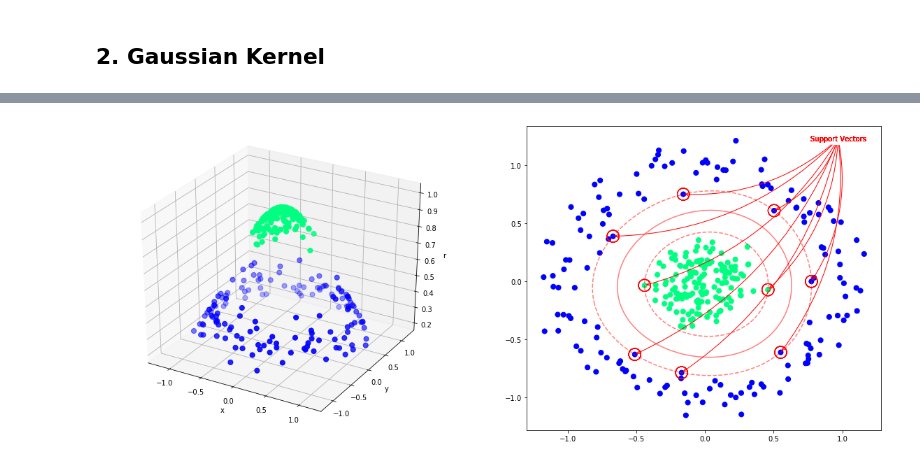
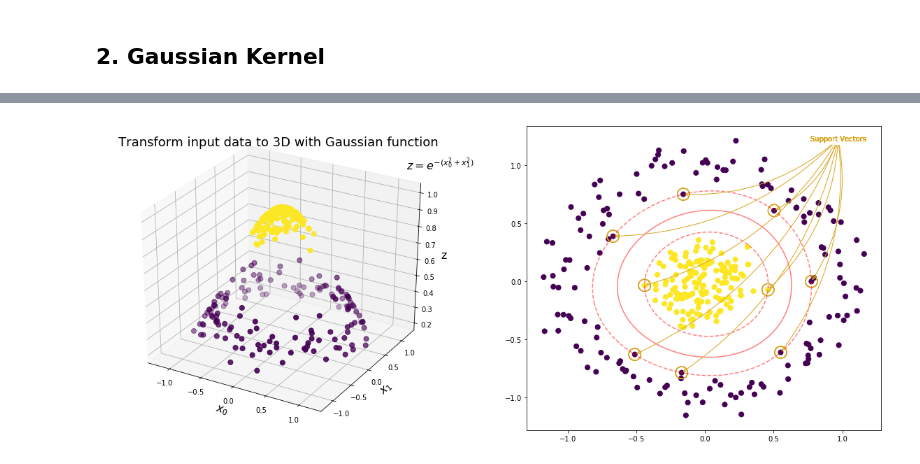
Before and after one commit to jchen8000/MachineLearning, a Jupyter notebook: Support Vector Machines/support_vector_machines.ipynb, the cells around one changed output, grey strips where cells are left out. Cells and saved outputs as stored; diff of their text form; code cells hidden in the pictures.

```diff
--- a/Support Vector Machines/support_vector_machines.ipynb
+++ b/Support Vector Machines/support_vector_machines.ipynb
@@ -76,14 +85,14 @@ def plot_svc_decision_function(model, ax=None):
     ax.set_ylim(ylim)
 
 def plot_support_vectors(model):
-
+    sv_color = 'goldenrod'
     for i in range(model.support_vectors_.shape[0]):
-      plt.annotate('Support Vectors', xy=(model.support_vectors_[i]), color='r', textcoords='axes fraction',xytext=(.8, .95),
-                  arrowprops=dict(arrowstyle='->', connectionstyle='arc3,rad=-0.2', color='r'),
+      plt.annotate('Support Vectors', xy=(model.support_vectors_[i]), color=sv_color, textcoords='axes fraction',xytext=(.8, .95),
+                  arrowprops=dict(arrowstyle='->', connectionstyle='arc3,rad=-0.2', color=sv_color),
                  )
       plt.scatter(model.support_vectors_[:, 0],
                  model.support_vectors_[:, 1],
-                 s=300, edgecolors='r', facecolors='none');
+                 s=300, edgecolors=sv_color, facecolors='none');
 
 
 
@@ -102,24 +141,25 @@ X_c, y_c = make_circles(300, factor=.2, noise=.1, random_state=0)
 
 clf = SVC(kernel='rbf', gamma='auto', C=1E6).fit(X_c, y_c)
 
-r = np.exp(-(X_c ** 2).sum(1))
+z = np.exp(-(X_c ** 2).sum(1))
 # %%
 fig = plt.figure(figsize=(20, 8))
 #fig.subplots_adjust(left=0.0625, right=0.95, wspace=0.5)
 
 ax = fig.add_subplot(1, 2, 1, projection='3d')
-ax.scatter3D(X_c[:, 0], X_c[:, 1], r, c=y_c, s=50, cmap='winter')
+ax.scatter3D(X_c[:, 0], X_c[:, 1], z, c=y_c, s=50, cmap='viridis')
 #ax.view_init(elev=elev, azim=azim)
-ax.set_xlabel('x')
-ax.set_ylabel('y')
-ax.set_zlabel('r')
-
+ax.set_xlabel('$x_0$',fontsize=16)
+ax.set_ylabel('$x_1$',fontsize=16)
+ax.set_zlabel('z',fontsize=16)
+ax.set_title('Transform input data to 3D with Gaussian function',fontsize=18)
+ax.text(1.2, 1.2, 1.15, "$z=e^{-(x_0^2+x_1^2)}$", color='black',fontsize=16)
 
 plt.subplot(1, 2, 2)
-plt.scatter(X_c[:, 0], X_c[:, 1], c=y_c, s=50, cmap='winter')
+plt.scatter(X_c[:, 0], X_c[:, 1], c=y_c, s=50, cmap='viridis')
 plot_svc_decision_function(clf);
 plot_support_vectors(clf);
 
 plt.show()
 # %% [output]
-[figure, old version]
+[figure, new version]
```
Also changed, not shown: parts of 5 cells of this notebook.
